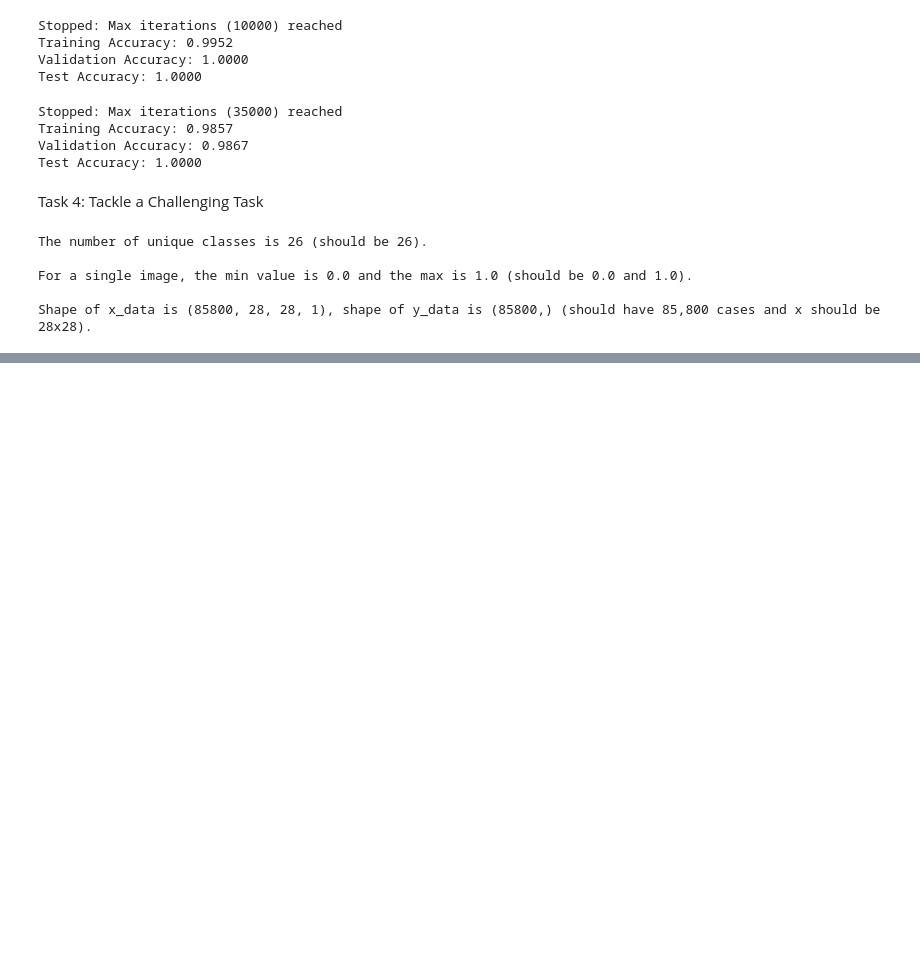
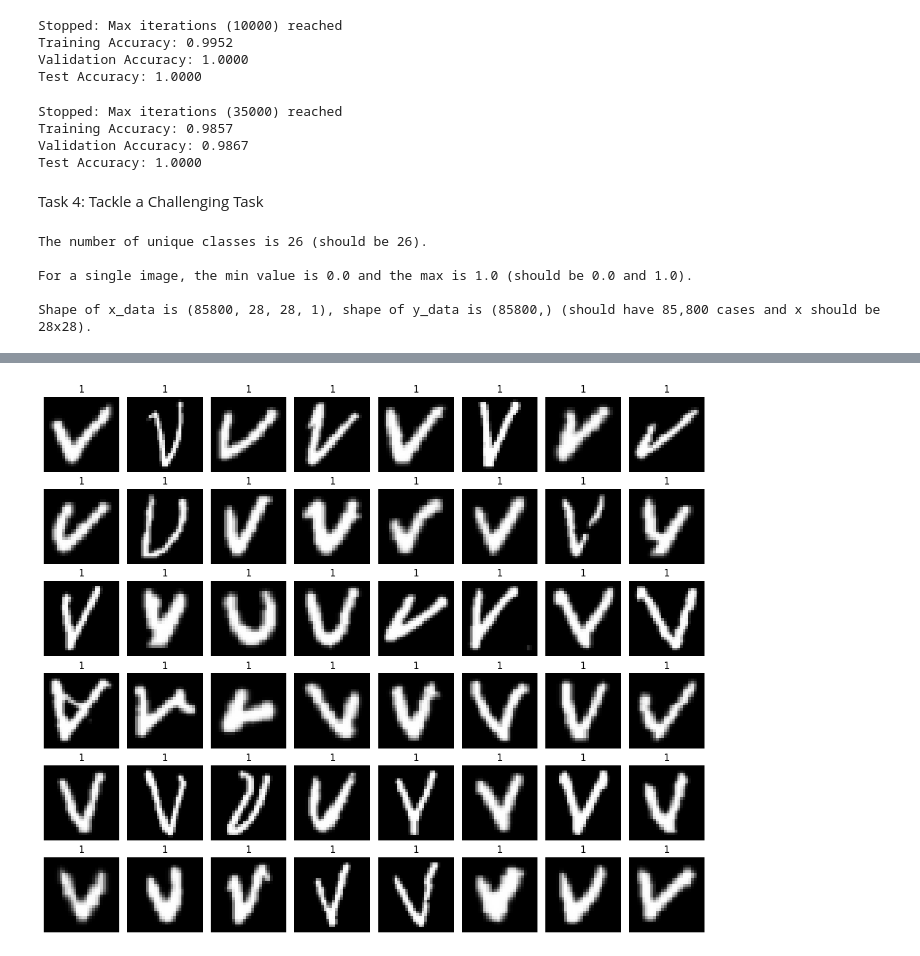
Before and after one commit to DeeJaySarkar/DeepLearning, a Jupyter notebook: Assignment_1.ipynb, the cells around one changed output, grey strips where cells are left out. Drawn from its saved outputs; the diff is of its cells as text; code cells hidden in the pictures; blank space fills up the shorter version.

```diff
--- a/Assignment_1.ipynb
+++ b/Assignment_1.ipynb
@@ -378,0 +401,6 @@ y_binary = (y_binary == c2).astype(int)
+# %%
+# Now check images after 3300 - will all have label 1
+
+plot_grid(x_binary, y_binary, n=3300)
+# %% [output]
+[figure, added]
```
Also changed, not shown: parts of 3 cells of this notebook.
